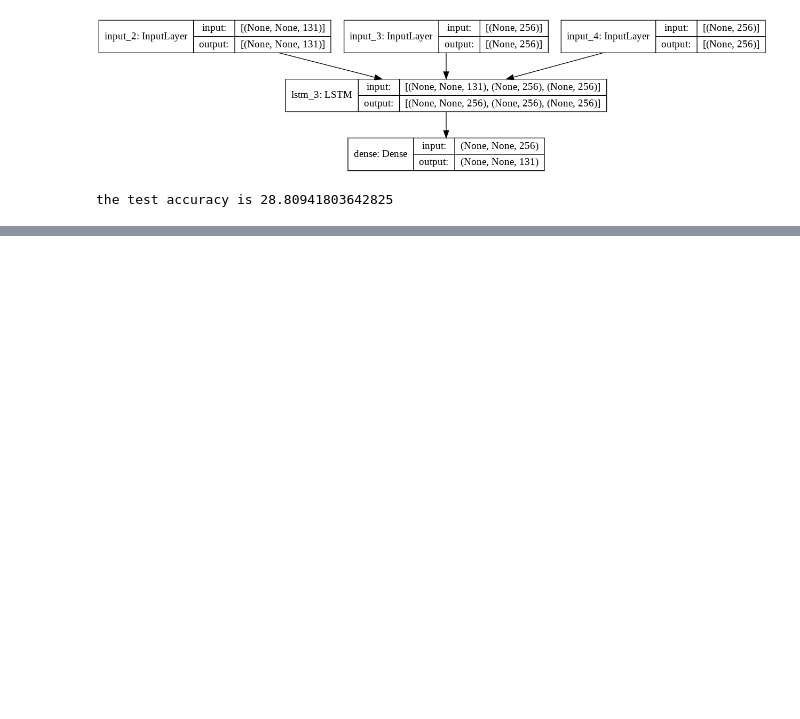
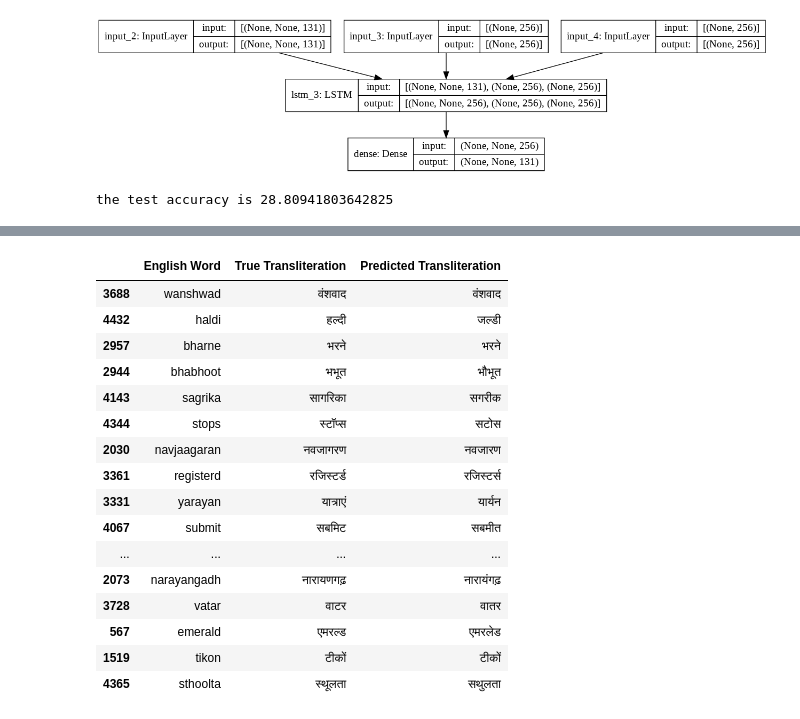
Before and after one commit to CS20M038/CS6910-assignment_3, a Jupyter notebook: DL_Assignment_3_Arjun_Version.ipynb, the cells around one changed output, grey strips where cells are left out. Saved outputs shown, nothing was run; the diff lists cells and outputs as text; code cells hidden in the pictures; blank space fills up the shorter version.

Commit message:
with random test results display

```diff
--- a/DL_Assignment_3_Arjun_Version.ipynb
+++ b/DL_Assignment_3_Arjun_Version.ipynb
@@ -661,0 +668,22 @@ the test accuracy is 28.80941803642825
+# %%
+df = pd.read_csv('results.csv')
+# %%
+display(df.sample(n=50))
+# %% [output]
+|  | English Word | True Transliteration | Predicted Transliteration |
+| 3688 | wanshwad | वंशवाद | वंशवाद |
+| 4432 | haldi | हल्दी | जल्डी |
+| 2957 | bharne | भरने | भरने |
+| 2944 | bhabhoot | भभूत | भौभूत |
+| 4143 | sagrika | सागरिका | सगरीक |
+| 4344 | stops | स्टॉप्स | सटोस |
+| 2030 | navjaagaran | नवजागरण | नवजारण |
+| 3361 | registerd | रजिस्टर्ड | रजिस्टर्स |
+| 3331 | yarayan | यात्राएं | यार्यन |
+| 4067 | submit | सबमिट | सबमीत |
+| ... | ... | ... | ... |
+| 2073 | narayangadh | नारायणगढ़ | नारायंगढ़ |
+| 3728 | vatar | वाटर | वातर |
+| 567 | emerald | एमरल्ड | एमरलेड |
+| 1519 | tikon | टीकों | टीकों |
+| 4365 | sthoolta | स्थूलता | सथुलता |
```
Also changed, not shown: parts of 2 cells of this notebook.
